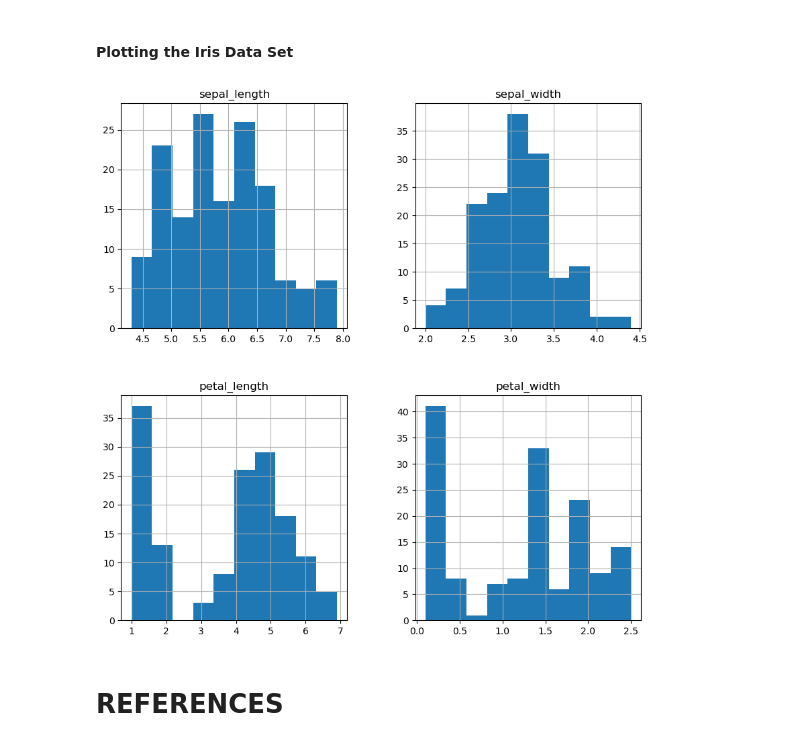
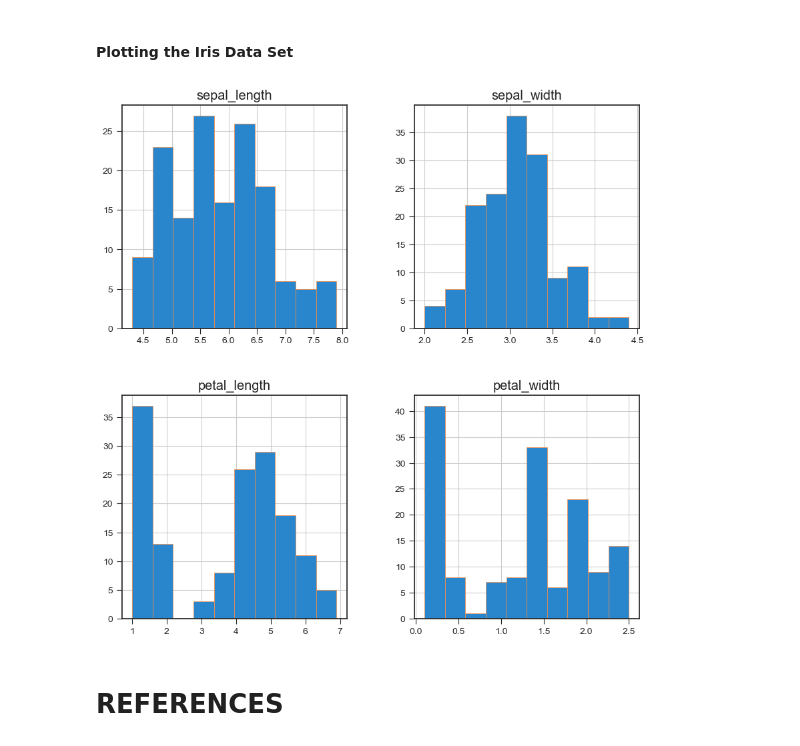
Before and after one commit to rebhanqui/data_funds, a Jupyter notebook: Project/project.ipynb, the cells around one changed output. Drawn from its saved outputs; the diff is of its cells as text; code cells hidden in the pictures.

Commit message:
customising histogram colours for clarity and image moved to correct location

```diff
--- a/Project/project.ipynb
+++ b/Project/project.ipynb
@@ -93,13 +93,14 @@ The `info()` method shows us a summary of the data frame in total and will show
 # %%
 import numpy as np
 import seaborn as sns
 import matplotlib.pyplot as plt
 
-iris.hist(figsize=(10, 10))
+#plt.style.use('seaborn-ticks')
+iris.hist(figsize=(10, 10), color='#2986cc', edgecolor='#FF8B3C')
 
 plt.savefig("histogram.jpeg")
 # %% [output]
-[figure, old version]
+[figure, new version]
 # %% [markdown]
 # REFERENCES
 
```
Also changed, not shown: 1 other file.
